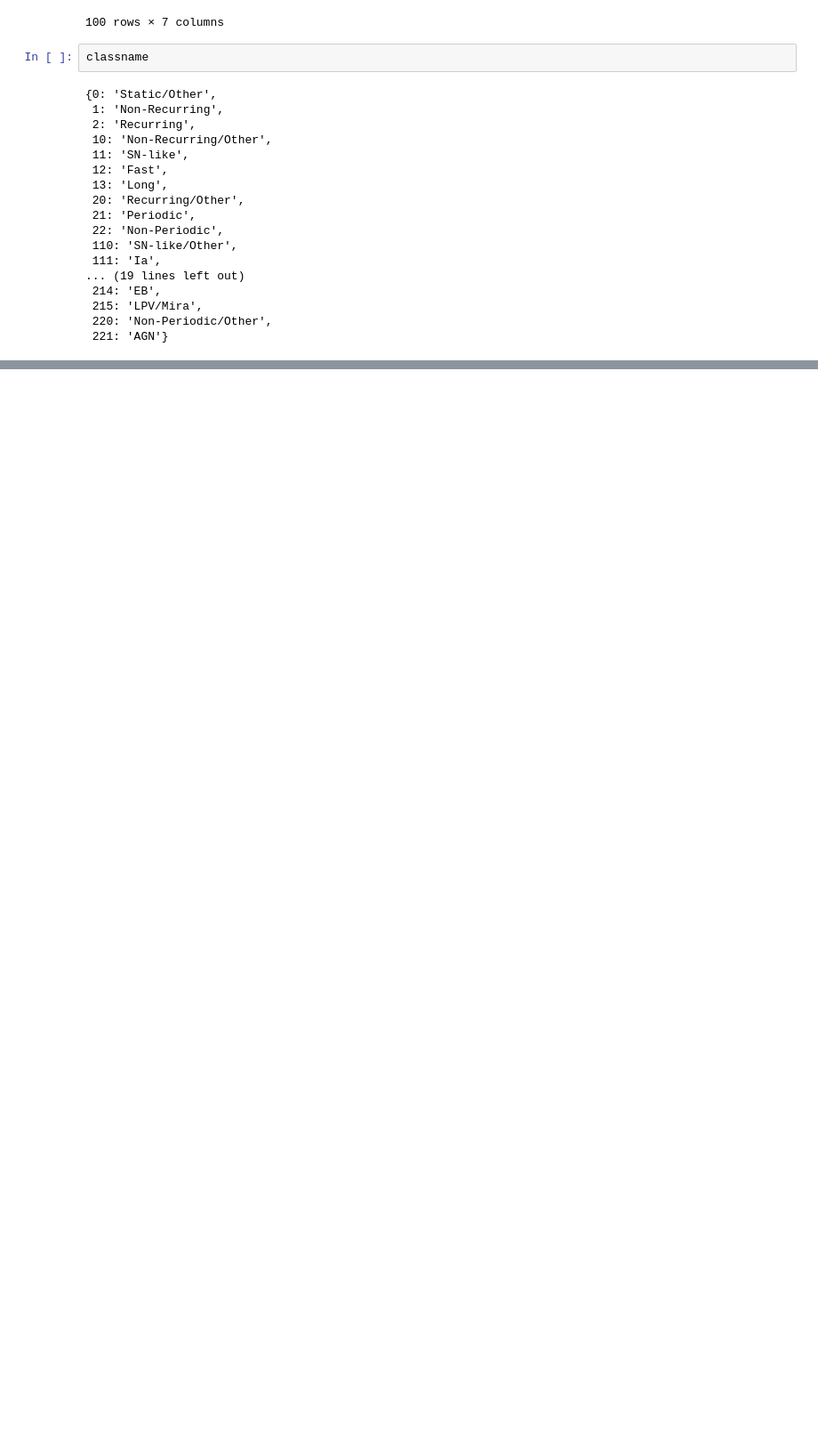
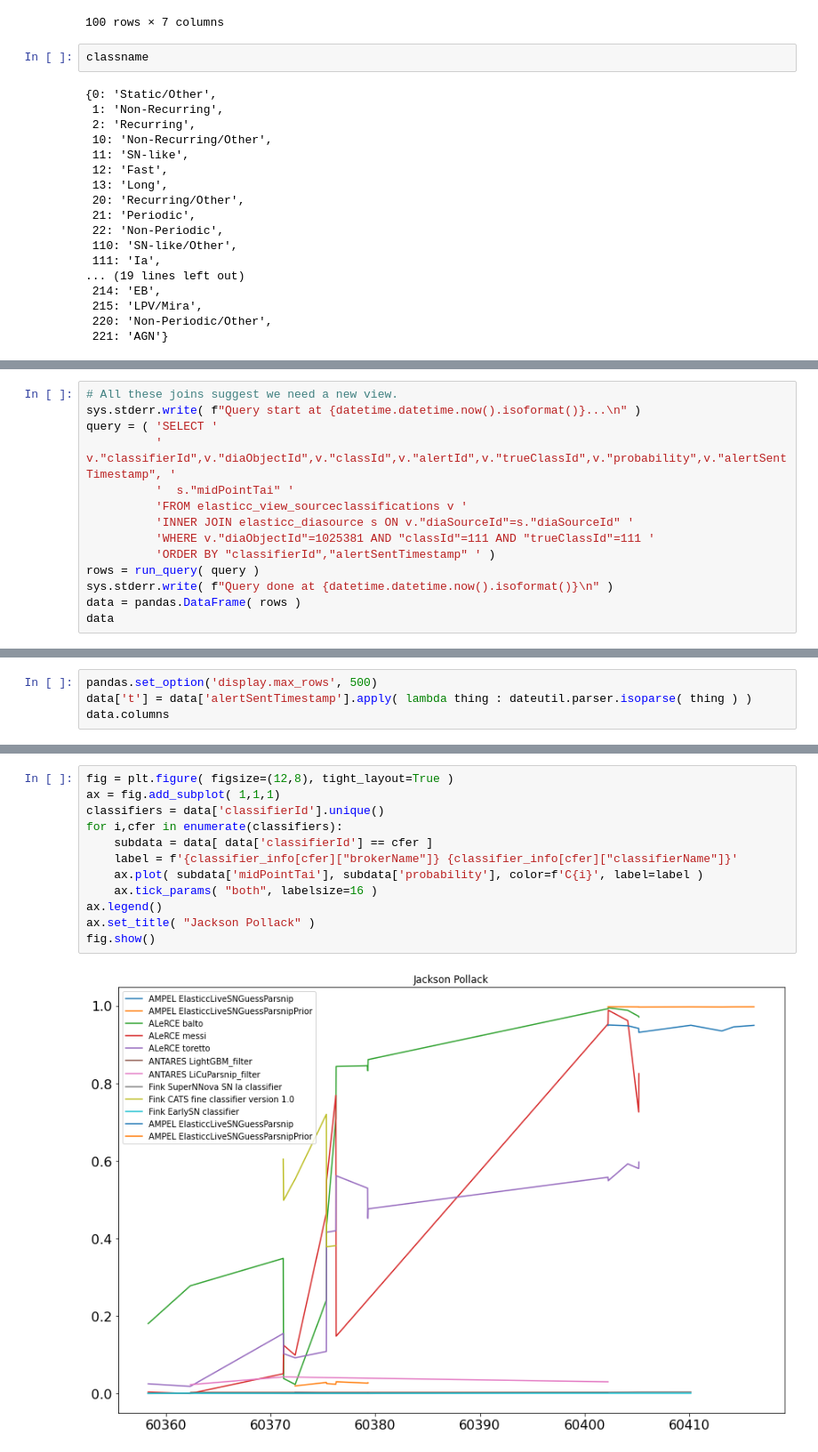
Before and after one commit to josephy02/elasticc_metrics, a Jupyter notebook: query_for_probabilistic_metrics.ipynb, the cells around one changed output, grey strips where cells are left out. Shown: that part at 89% size. Cells and saved outputs as stored; diff of their text form; blank space fills up the shorter version.

Commit message:
More hacking on query for probabilistic metrics

```diff
--- a/query_for_probabilistic_metrics.ipynb
+++ b/query_for_probabilistic_metrics.ipynb
@@ -121,0 +174,14 @@ classname
+# %%
+# All these joins suggest we need a new view.
+sys.stderr.write( f"Query start at {datetime.datetime.now().isoformat()}...\n" )
+query = ( 'SELECT '
+          '  v."classifierId",v."diaObjectId",v."classId",v."alertId",v."trueClassId",v."probability",v."alertSentTimestamp", '
+          '  s."midPointTai" '
+          'FROM elasticc_view_sourceclassifications v '
+          'INNER JOIN elasticc_diasource s ON v."diaSourceId"=s."diaSourceId" '
+          'WHERE v."diaObjectId"=1025381 AND "classId"=111 AND "trueClassId"=111 '
+          'ORDER BY "classifierId","alertSentTimestamp" ' )
+rows = run_query( query )
+sys.stderr.write( f"Query done at {datetime.datetime.now().isoformat()}\n" )
+data = pandas.DataFrame( rows )
+data
@@ -121,0 +208,4 @@ classname
+# %%
+pandas.set_option('display.max_rows', 500)
+data['t'] = data['alertSentTimestamp'].apply( lambda thing : dateutil.parser.isoparse( thing ) )
+data.columns
@@ -121,0 +236,14 @@ classname
+# %%
+fig = plt.figure( figsize=(12,8), tight_layout=True )
+ax = fig.add_subplot( 1,1,1)
+classifiers = data['classifierId'].unique()
+for i,cfer in enumerate(classifiers):
+    subdata = data[ data['classifierId'] == cfer ]
+    label = f'{classifier_info[cfer]["brokerName"]} {classifier_info[cfer]["classifierName"]}'
+    ax.plot( subdata['midPointTai'], subdata['probability'], color=f'C{i}', label=label )
+    ax.tick_params( "both", labelsize=16 )
+ax.legend()
+ax.set_title( "Jackson Pollack" )
+fig.show()
+# %% [output]
+[figure, added]
```
Also changed, not shown: parts of 15 cells of this notebook.
